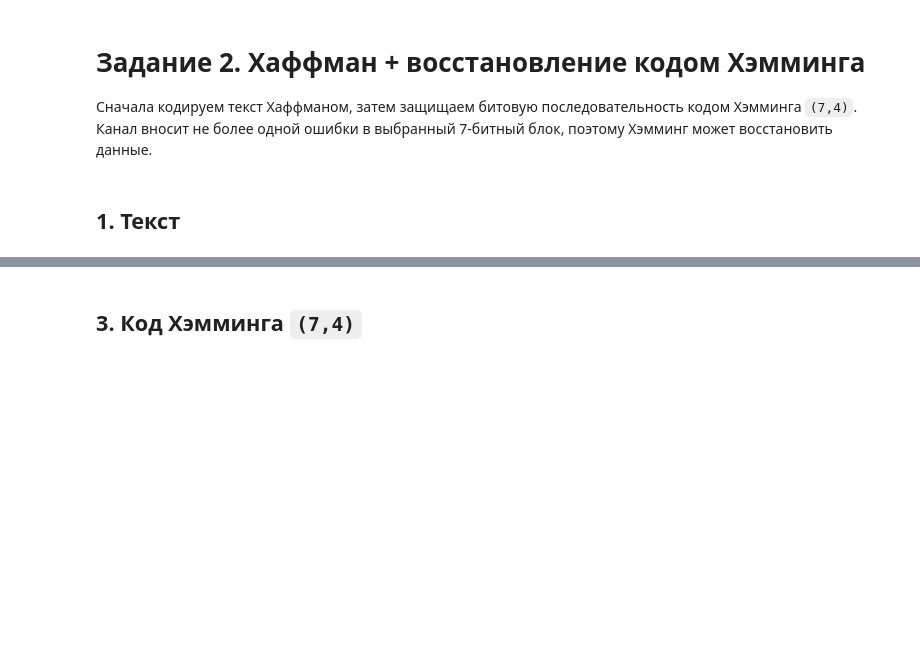
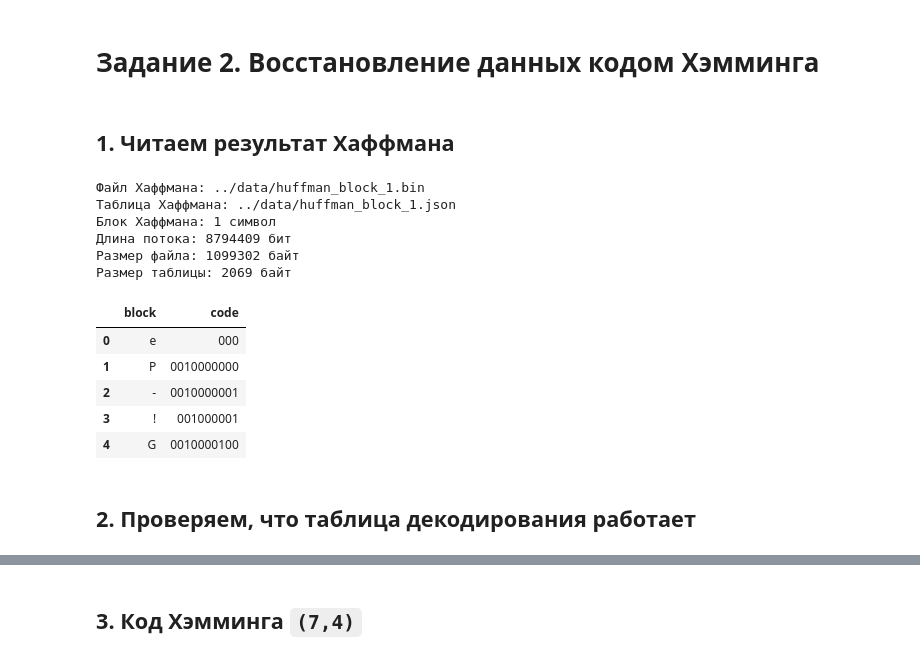
Before and after one commit to zvictor12/theorinf, a Jupyter notebook: hamming/error_correcting.ipynb, the cells around one changed output, grey strips where cells are left out. Drawn from its saved outputs; the diff is of its cells as text; code cells hidden in the pictures; blank space fills up the shorter version.

```diff
--- a/hamming/error_correcting.ipynb
+++ b/hamming/error_correcting.ipynb
@@ -1,5 +1,3 @@
-# %% [markdown]
-# Задание 2. Хаффман + восстановление кодом Хэмминга
-
-Сначала кодируем текст Хаффманом, затем защищаем битовую последовательность кодом Хэмминга `(7,4)`. Канал вносит не более одной ошибки в выбранный 7-битный блок, поэтому Хэмминг может восстановить данные.
+# %% [markdown]
+# Задание 2. Восстановление данных кодом Хэмминга
 # %%
@@ -16,3 +10,59 @@ import requests
 # %% [markdown]
-## 1. Текст
+## 1. Читаем результат Хаффмана
+# %%
+def project_path(relative_path):
+    path = Path(relative_path)
+
+    if path.exists():
+        return path
+
+    parent_path = Path("..") / path
+    if parent_path.exists():
+        return parent_path
+
+    raise FileNotFoundError(f"Не найден файл: {relative_path}")
+
+
+huffman_bin_path = project_path("data/huffman_block_1.bin")
+huffman_meta_path = project_path("data/huffman_block_1.json")
+
+huffman_meta = json.loads(huffman_meta_path.read_text(encoding="utf-8"))
+
+
+def unpack_bits(packed_bytes, bit_length):
+    bits = "".join(f"{byte:08b}" for byte in packed_bytes)
+    return bits[:bit_length]
+
+
+huffman_bits = unpack_bits(
+    huffman_bin_path.read_bytes(),
+    huffman_meta["bit_length"]
+)
+
+code_table = pd.DataFrame(huffman_meta["codes"], columns=["block", "code"])
+decode_table = dict(zip(code_table["code"], code_table["block"]))
+
+print("Файл Хаффмана:", huffman_bin_path)
+print("Таблица Хаффмана:", huffman_meta_path)
+print("Блок Хаффмана:", huffman_meta["block_size"], "символ")
+print("Длина потока:", len(huffman_bits), "бит")
+print("Размер файла:", huffman_bin_path.stat().st_size, "байт")
+print("Размер таблицы:", huffman_meta_path.stat().st_size, "байт")
+
+display(code_table.head())
+# %% [output]
+Файл Хаффмана: ../data/huffman_block_1.bin
+Таблица Хаффмана: ../data/huffman_block_1.json
+Блок Хаффмана: 1 символ
+Длина потока: 8794409 бит
+Размер файла: 1099302 байт
+Размер таблицы: 2069 байт
+|  | block | code |
+| 0 | e | 000 |
+| 1 | P | 0010000000 |
+| 2 | - | 0010000001 |
+| 3 | ! | 001000001 |
+| 4 | G | 0010000100 |
+# %% [markdown]
+## 2. Проверяем, что таблица декодирования работает
 # %%
```
Also changed, not shown: parts of 12 cells of this notebook, 21 other files.
